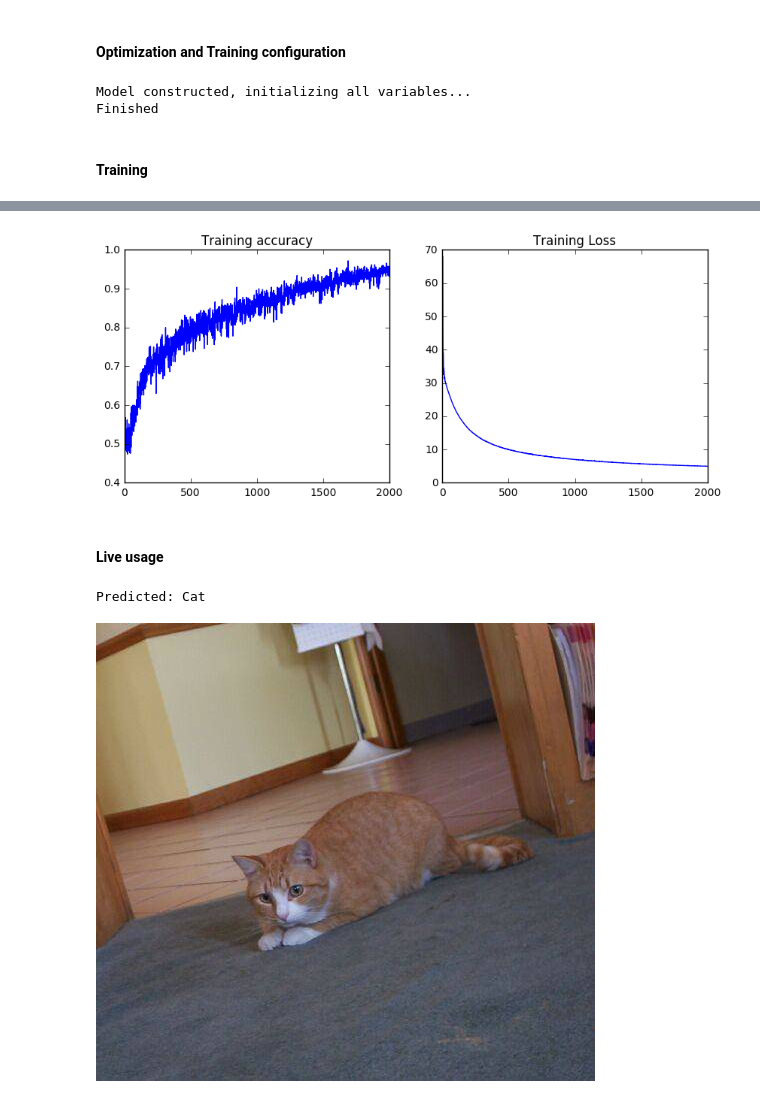
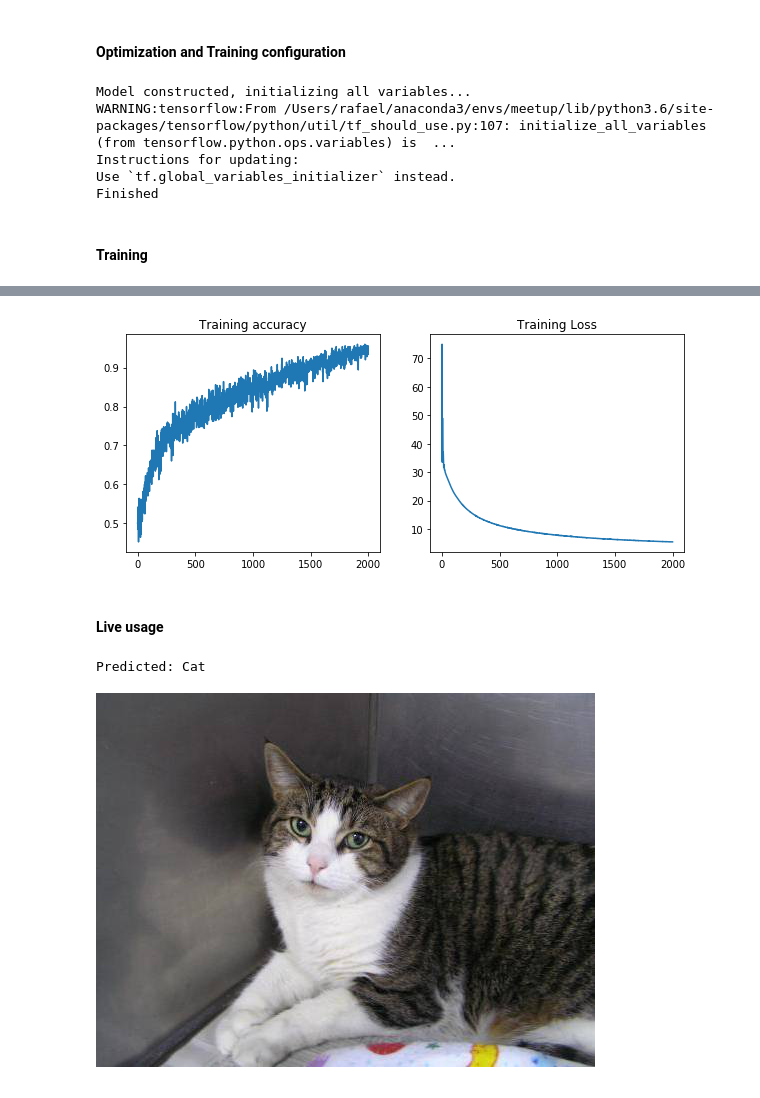
Before and after one commit to gariem/samples, a Jupyter notebook: meetup/santex-machinelearning/cats-dogs/cnn_train.ipynb, the cells around one changed output, grey strips where cells are left out. Drawn from its saved outputs; the diff is of its cells as text; code cells hidden in the pictures.

```diff
--- a/meetup/santex-machinelearning/cats-dogs/cnn_train.ipynb
+++ b/meetup/santex-machinelearning/cats-dogs/cnn_train.ipynb
@@ -183,7 +183,7 @@ drop1 = tf.nn.dropout(full1, keep_prob)
 output = tf.matmul(drop1, W5) + b5
 softmax=tf.nn.softmax(output)
 
-loss = tf.reduce_mean(tf.nn.softmax_cross_entropy_with_logits(output, y))
+loss = tf.reduce_mean(tf.nn.softmax_cross_entropy_with_logits(logits=output, labels=y))
 
 all_variables = tf.trainable_variables()
 # %% [markdown]
@@ -218,6 +218,9 @@ sess.run(tf.initialize_all_variables())
 print("Finished")
 # %% [output]
 Model constructed, initializing all variables...
+WARNING:tensorflow:From /Users/rafael/anaconda3/envs/meetup/lib/python3.6/site-packages/tensorflow/python/util/tf_should_use.py:107: initialize_all_variables (from tensorflow.python.ops.variables) is  ...
+Instructions for updating:
+Use `tf.global_variables_initializer` instead.
 Finished
 # %% [markdown]
 #### Training
@@ -231,7 +234,7 @@ display_step = 100
 training_accuracy = []
 training_loss     = []
 
-for i in tnrange(training_steps):
+for i in range(training_steps):
 
     X,Y = getXYBatch(X_train,y_train,batch_size)
 
@@ -244,7 +247,7 @@ for i in tnrange(training_steps):
         print("Step %05d: accuracy=%.4f\tloss=%.6f\tlearning rate=%.6f" %
               (i+1, batch_accuracy, batch_loss, learning_rate.eval()))
 
-save_path = saver.save(sess, "./saved/model2.ckpt")
+save_path = saver.save(sess, "./saved/model2K .ckpt")
 print("Model saved in file: %s" % save_path)
 
 plt.figure(figsize=(10,4))
@@ -273,5 +276,5 @@ Step 02000: accuracy=0.9500     loss=4.970528   learning rate=0.000061
 Model saved in file: ./saved/model2.ckpt
-[figure, old version]
+[figure, new version]
 # %% [markdown]
 #### Live usage
 # %%
@@ -287,4 +290,4 @@ print("Predicted: " + ("Cat" if prediction[0]==0 else "Dog"))
 test_img
 # %% [output]
 Predicted: Cat
-[figure, old version]
+[figure, new version]
```
Also changed, not shown: parts of 3 cells of this notebook, 5 other files.
